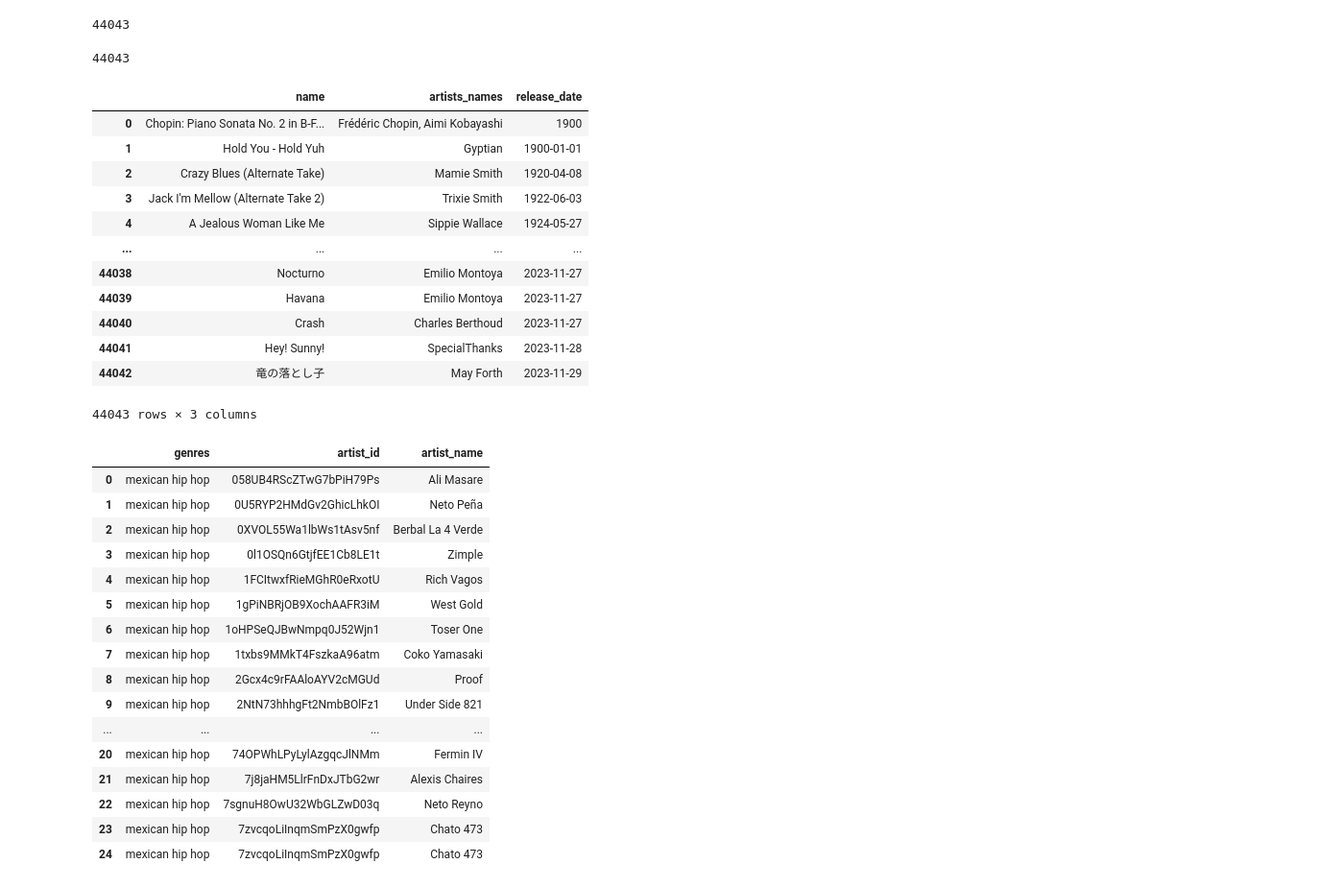
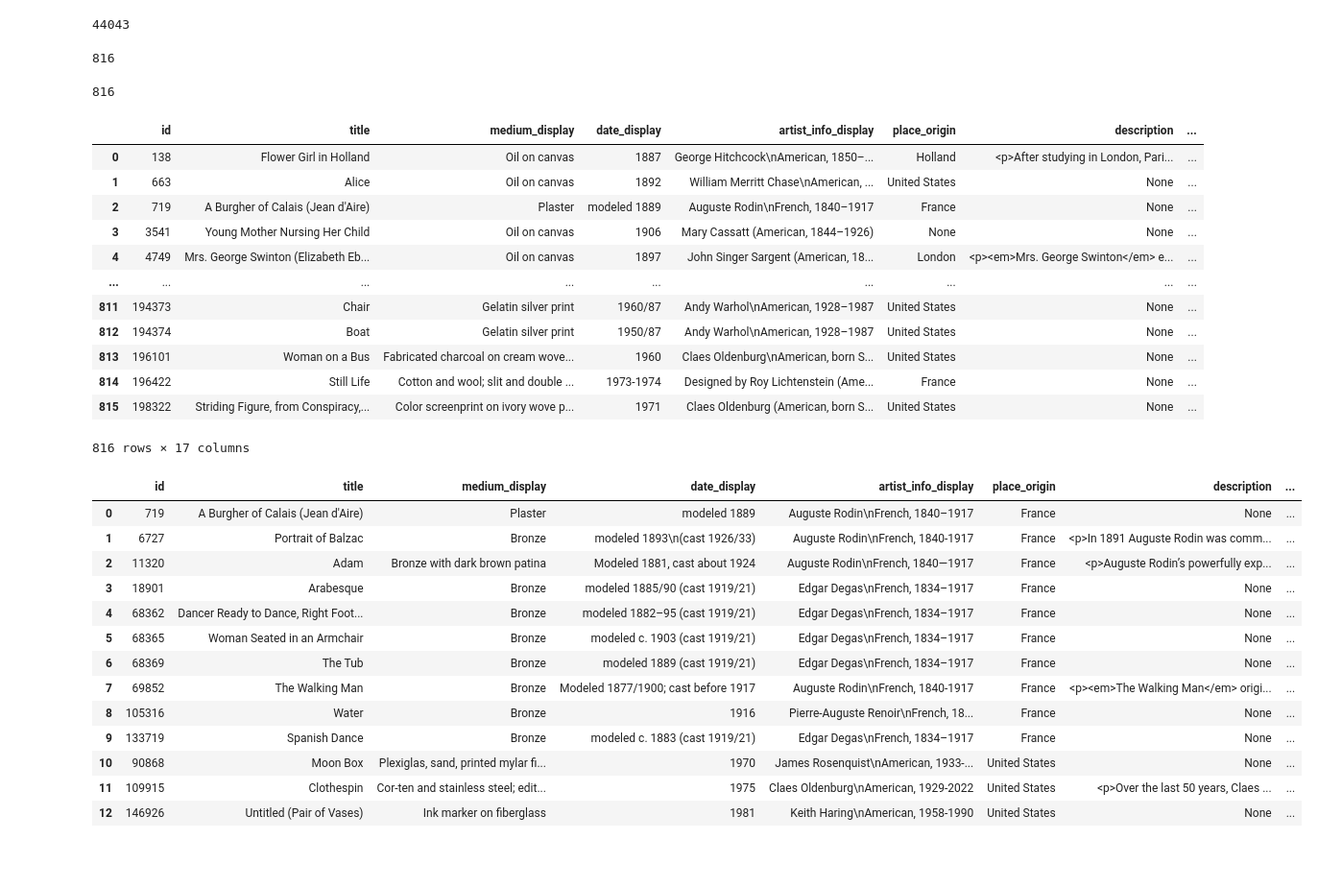
Before and after one commit to zgrayblue/artipy, a Jupyter notebook: database.ipynb, the cells around one changed output. Shown: that part at 96% size. Saved outputs shown, nothing was run; the diff lists cells and outputs as text; code cells hidden in the pictures; blank space fills up the shorter version.

```diff
--- a/database.ipynb
+++ b/database.ipynb
@@ -40,6 +43,8 @@ Need to upload:
 spotify = pd.read_csv('merged_spotify2.csv')
 # %%
 artists = pd.read_csv('artists.csv')
+# %%
+artworks = pd.read_csv('artworks.csv')
 # %%
 print(artists.shape[0])
 # %% [output]
@@ -52,57 +57,57 @@ artists.to_sql('artists', con=engine, index=False, chunksize=1000, if_exists = '
 print(spotify.shape[0])
 # %% [output]
 44043
+# %%
+print(artworks.shape[0])
+# %% [output]
+816
 # %%
-spotify.to_sql('spotify', con=engine, index=False, chunksize=1000, if_exists = 'replace')
+artworks.to_sql('artworks', con=engine, index=False, chunksize=1000, if_exists = 'replace')
 # %% [output]
-44043
+816
 # %%
 myquery = '''
-SELECT name, artists_names, release_date
-FROM spotify
-ORDER BY release_date ASC
+SELECT *
+FROM artworks
 '''
 
 df = pd.read_sql_query(myquery, con=engine)
 df
 # %% [output]
-|  | name | artists_names | release_date |
-| 0 | Chopin: Piano Sonata No. 2 in B-F... | Frédéric Chopin, Aimi Kobayashi | 1900 |
-| 1 | Hold You - Hold Yuh | Gyptian | 1900-01-01 |
-| 2 | Crazy Blues (Alternate Take) | Mamie Smith | 1920-04-08 |
-| 3 | Jack I'm Mellow (Alternate Take 2) | Trixie Smith | 1922-06-03 |
-| 4 | A Jealous Woman Like Me | Sippie Wallace | 1924-05-27 |
-| ... | ... | ... | ... |
-| 44038 | Nocturno | Emilio Montoya | 2023-11-27 |
-| 44039 | Havana | Emilio Montoya | 2023-11-27 |
-| 44040 | Crash | Charles Berthoud | 2023-11-27 |
-| 44041 | Hey! Sunny! | SpecialThanks | 2023-11-28 |
-| 44042 | 竜の落とし子 | May Forth | 2023-11-29 |
+|  | id | title | medium_display | date_display | artist_info_display | place_origin | description | ... |
+| 0 | 138 | Flower Girl in Holland | Oil on canvas | 1887 | George Hitchcock\nAmerican, 1850–... | Holland | <p>After studying in London, Pari... | ... |
+| 1 | 663 | Alice | Oil on canvas | 1892 | William Merritt Chase\nAmerican, ... | United States | None | ... |
+| 2 | 719 | A Burgher of Calais (Jean d'Aire) | Plaster | modeled 1889 | Auguste Rodin\nFrench, 1840–1917 | France | None | ... |
+| 3 | 3541 | Young Mother Nursing Her Child | Oil on canvas | 1906 | Mary Cassatt (American, 1844–1926) | None | None | ... |
+| 4 | 4749 | Mrs. George Swinton (Elizabeth Eb... | Oil on canvas | 1897 | John Singer Sargent (American, 18... | London | <p><em>Mrs. George Swinton</em> e... | ... |
+| ... | ... | ... | ... | ... | ... | ... | ... | ... |
+| 811 | 194373 | Chair | Gelatin silver print | 1960/87 | Andy Warhol\nAmerican, 1928–1987 | United States | None | ... |
+| 812 | 194374 | Boat | Gelatin silver print | 1950/87 | Andy Warhol\nAmerican, 1928–1987 | United States | None | ... |
+| 813 | 196101 | Woman on a Bus | Fabricated charcoal on cream wove... | 1960 | Claes Oldenburg\nAmerican, born S... | United States | None | ... |
+| 814 | 196422 | Still Life | Cotton and wool; slit and double ... | 1973-1974 | Designed by Roy Lichtenstein (Ame... | France | None | ... |
+| 815 | 198322 | Striding Figure, from Conspiracy,... | Color screenprint on ivory wove p... | 1971 | Claes Oldenburg (American, born S... | United States | None | ... |
-44043 rows × 3 columns
+816 rows × 17 columns
 # %%
 myquery = '''
 SELECT *
-FROM artists
-WHERE genres = 'mexican hip hop'
+FROM artworks
+WHERE artwork_type = 'Sculpture'
 '''
 
 df = pd.read_sql_query(myquery, con=engine)
 df
 # %% [output]
-|  | genres | artist_id | artist_name |
-| 0 | mexican hip hop | 058UB4RScZTwG7bPiH79Ps | Ali Masare |
-| 1 | mexican hip hop | 0U5RYP2HMdGv2GhicLhkOI | Neto Peña |
-| 2 | mexican hip hop | 0XVOL55Wa1lbWs1tAsv5nf | Berbal La 4 Verde |
-| 3 | mexican hip hop | 0l1OSQn6GtjfEE1Cb8LE1t | Zimple |
-| 4 | mexican hip hop | 1FCItwxfRieMGhR0eRxotU | Rich Vagos |
-| 5 | mexican hip hop | 1gPiNBRjOB9XochAAFR3iM | West Gold |
-| 6 | mexican hip hop | 1oHPSeQJBwNmpq0J52Wjn1 | Toser One |
-| 7 | mexican hip hop | 1txbs9MMkT4FszkaA96atm | Coko Yamasaki |
-| 8 | mexican hip hop | 2Gcx4c9rFAAloAYV2cMGUd | Proof |
-| 9 | mexican hip hop | 2NtN73hhhgFt2NmbBOlFz1 | Under Side 821 |
-| ... | ... | ... | ... |
-| 20 | mexican hip hop | 74OPWhLPyLylAzgqcJlNMm | Fermin IV |
-| 21 | mexican hip hop | 7j8jaHM5LlrFnDxJTbG2wr | Alexis Chaires |
-| 22 | mexican hip hop | 7sgnuH8OwU32WbGLZwD03q | Neto Reyno |
-| 23 | mexican hip hop | 7zvcqoLiInqmSmPzX0gwfp | Chato 473 |
-| 24 | mexican hip hop | 7zvcqoLiInqmSmPzX0gwfp | Chato 473 |
+|  | id | title | medium_display | date_display | artist_info_display | place_origin | description | ... |
+| 0 | 719 | A Burgher of Calais (Jean d'Aire) | Plaster | modeled 1889 | Auguste Rodin\nFrench, 1840–1917 | France | None | ... |
+| 1 | 6727 | Portrait of Balzac | Bronze | modeled 1893\n(cast 1926/33) | Auguste Rodin\nFrench, 1840-1917 | France | <p>In 1891 Auguste Rodin was comm... | ... |
+| 2 | 11320 | Adam | Bronze with dark brown patina | Modeled 1881, cast about 1924 | Auguste Rodin\nFrench, 1840—1917 | France | <p>Auguste Rodin’s powerfully exp... | ... |
+| 3 | 18901 | Arabesque | Bronze | modeled 1885/90 (cast 1919/21) | Edgar Degas\nFrench, 1834–1917 | France | None | ... |
+| 4 | 68362 | Dancer Ready to Dance, Right Foot... | Bronze | modeled 1882–95 (cast 1919/21) | Edgar Degas\nFrench, 1834–1917 | France | None | ... |
+| 5 | 68365 | Woman Seated in an Armchair | Bronze | modeled c. 1903 (cast 1919/21) | Edgar Degas\nFrench, 1834–1917 | France | None | ... |
+| 6 | 68369 | The Tub | Bronze | modeled 1889 (cast 1919/21) | Edgar Degas\nFrench, 1834–1917 | France | None | ... |
+| 7 | 69852 | The Walking Man | Bronze | Modeled 1877/1900; cast before 1917 | Auguste Rodin\nFrench, 1840-1917 | France | <p><em>The Walking Man</em> origi... | ... |
+| 8 | 105316 | Water | Bronze | 1916 | Pierre-Auguste Renoir\nFrench, 18... | France | None | ... |
+| 9 | 133719 | Spanish Dance | Bronze | modeled c. 1883 (cast 1919/21) | Edgar Degas\nFrench, 1834–1917 | France | None | ... |
+| 10 | 90868 | Moon Box | Plexiglas, sand, printed mylar fi... | 1970 | James Rosenquist\nAmerican, 1933-... | United States | None | ... |
+| 11 | 109915 | Clothespin | Cor-ten and stainless steel; edit... | 1975 | Claes Oldenburg\nAmerican, 1929-2022 | United States | <p>Over the last 50 years, Claes ... | ... |
+| 12 | 146926 | Untitled (Pair of Vases) | Ink marker on fiberglass | 1981 | Keith Haring\nAmerican, 1958-1990 | United States | None | ... |
```
Also changed, not shown: parts of 1 cell of this notebook, 5 other files.
